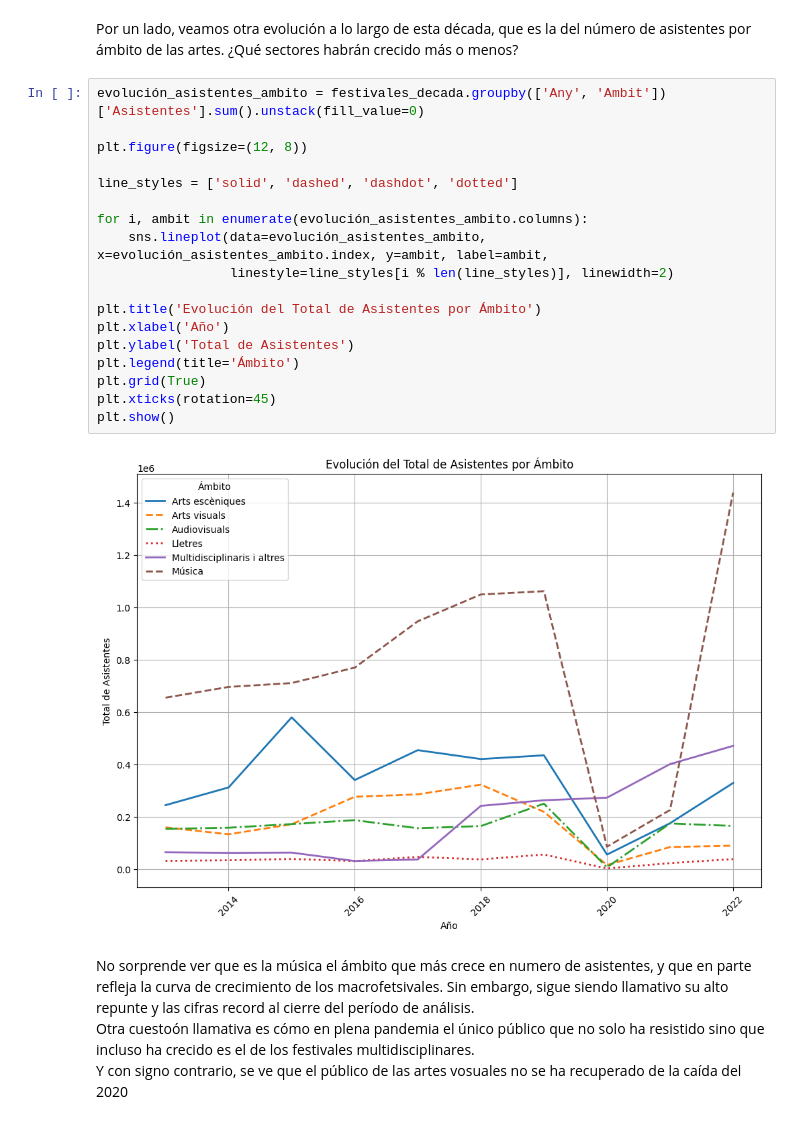
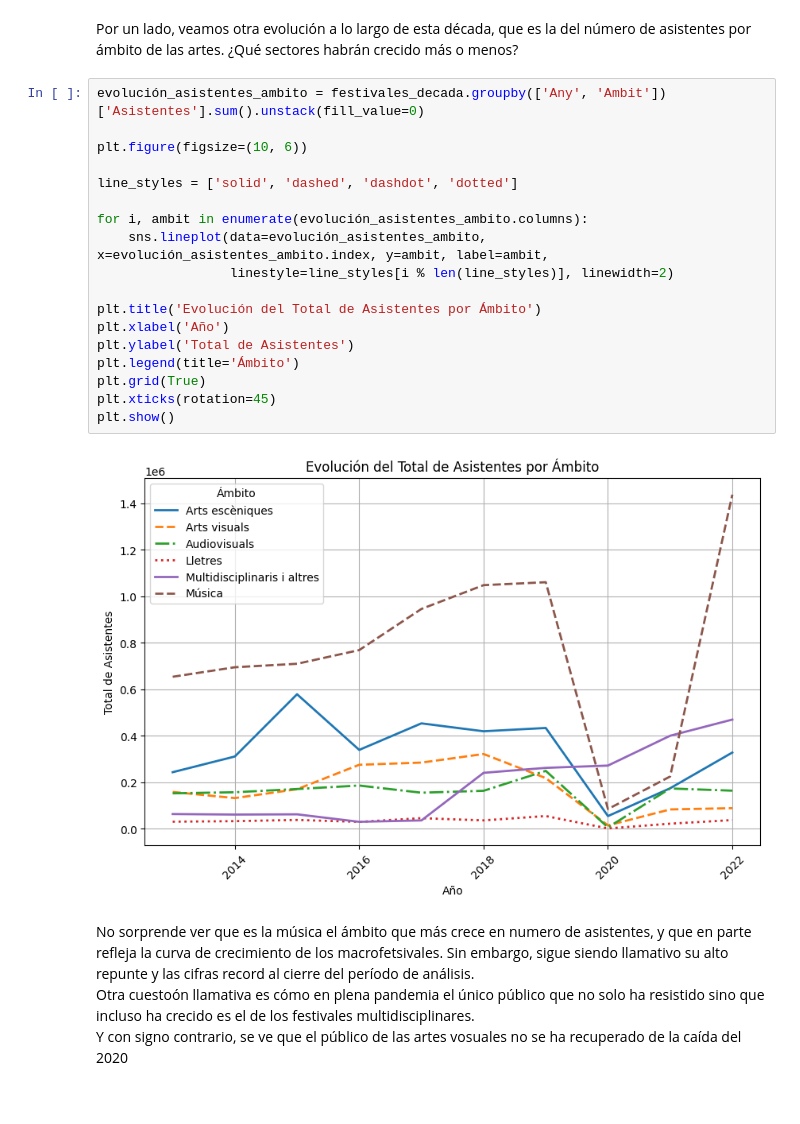
Before and after one commit to marosor/ONLINE_DS_THEBRIDGE_marosor, a Jupyter notebook: EDA/SRC/Memoria EDA.ipynb, the cells around one changed output. Saved outputs shown, nothing was run; the diff lists cells and outputs as text.

```diff
--- a/EDA/SRC/Memoria EDA.ipynb
+++ b/EDA/SRC/Memoria EDA.ipynb
@@ -598,23 +616,23 @@ Por un lado, veamos otra evolución a lo largo de esta década, que es la del n
 # %%
 evolución_asistentes_ambito = festivales_decada.groupby(['Any', 'Ambit'])['Asistentes'].sum().unstack(fill_value=0)
 
-plt.figure(figsize=(12, 8))
+plt.figure(figsize=(10, 6))
 
 line_styles = ['solid', 'dashed', 'dashdot', 'dotted']
 
 for i, ambit in enumerate(evolución_asistentes_ambito.columns):
     sns.lineplot(data=evolución_asistentes_ambito, x=evolución_asistentes_ambito.index, y=ambit, label=ambit,
                  linestyle=line_styles[i % len(line_styles)], linewidth=2)
 
 plt.title('Evolución del Total de Asistentes por Ámbito')
 plt.xlabel('Año')
 plt.ylabel('Total de Asistentes')
 plt.legend(title='Ámbito')
 plt.grid(True)
 plt.xticks(rotation=45)
 plt.show()
 # %% [output]
-[figure, old version]
+[figure, new version]
 # %% [markdown]
 No sorprende ver que es la música el ámbito que más crece en numero de asistentes, y que en parte refleja la curva de crecimiento de los macrofetsivales. Sin embargo, sigue siendo llamativo su alto repunte y las cifras record al cierre del período de análisis.<br>
 Otra cuestoón llamativa es cómo en plena pandemia el único público que no solo ha resistido sino que incluso ha crecido es el de los festivales multidisciplinares.<br>
```
Also changed, not shown: parts of 2 cells of this notebook, 2 other files.
